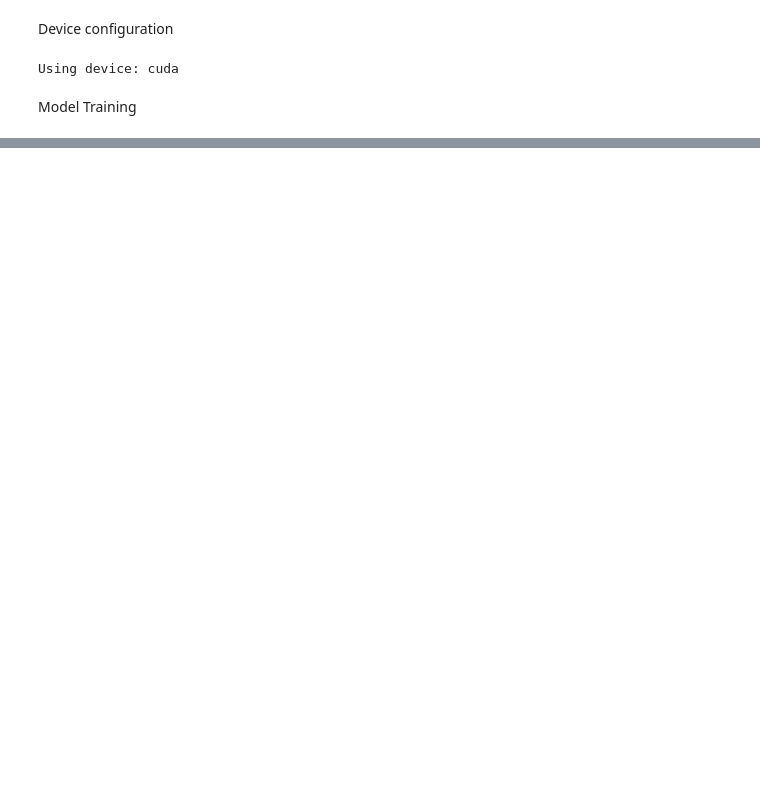
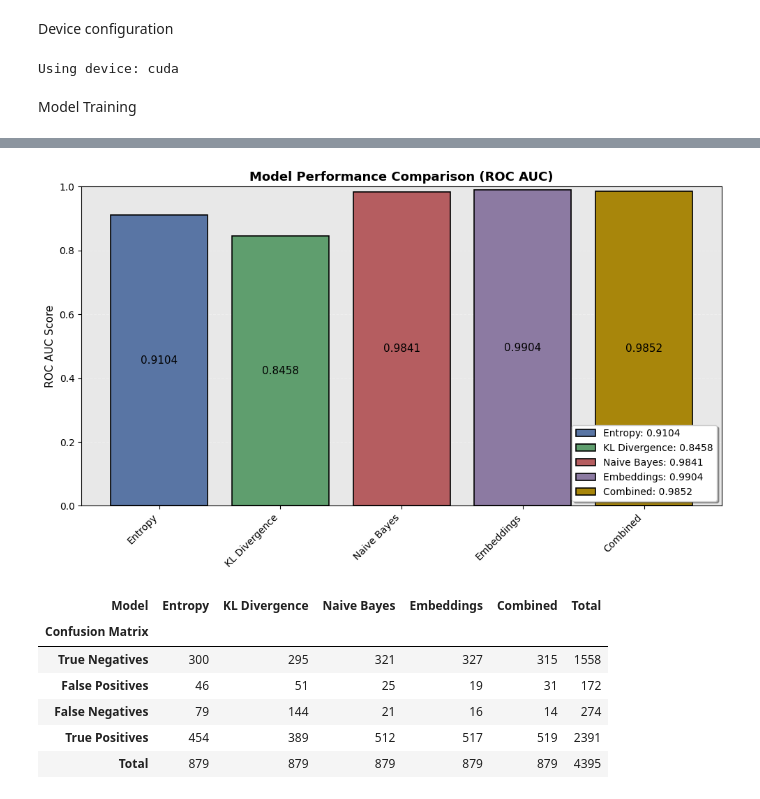
Before and after one commit to ngojy/prompt-injection-detection, a Jupyter notebook: main.ipynb, the cells around one changed output, grey strips where cells are left out. Drawn from its saved outputs; the diff is of its cells as text; code cells hidden in the pictures; blank space fills up the shorter version.

```diff
--- a/main.ipynb
+++ b/main.ipynb
@@ -195,10 +296,10 @@ def evaluate(model, loader, device):
 # %%
-# Instantiate models for each feature set
+# Instantiate 4 neural network models for different feature sets
 dim_emb = embeddings_array.shape[1]
 model_entropy = EntropyClassifier(input_dim=1).to(device)
 model_kl = EntropyClassifier(input_dim=1).to(device)
 model_emb = EntropyClassifier(input_dim=dim_emb).to(device)
-model_comb = EntropyClassifier(input_dim=2 + dim_emb).to(device)  # entropy + kl + embeddings
+model_comb = EntropyClassifier(input_dim=2 + dim_emb + 1).to(device)  # entropy(1) + kl(1) + embeddings(dim_emb) + nb_probs(1)
 
 # Optimizers & criterion
 criterion = nn.BCELoss()
@@ -209,8 +310,11 @@ opt_comb = optim.Adam(model_comb.parameters(), lr=1e-3)
 
 # Train
 NUM_EPOCHS = 100
+print("\n=== TRAINING NEURAL NETWORK MODELS ===")
 train(model_entropy, train_loader_e, opt_e, criterion, device, epochs=NUM_EPOCHS, tag="Entropy")
-train(model_kl, train_loader_kl, opt_kl, criterion, device, epochs=NUM_EPOCHS, tag="KL")
+train(model_kl, train_loader_kl, opt_kl, criterion, device, epochs=NUM_EPOCHS, tag="KL Divergence")
 train(model_emb, train_loader_emb, opt_emb, criterion, device, epochs=NUM_EPOCHS, tag="Embeddings")
 train(model_comb, train_loader_comb, opt_comb, criterion, device, epochs=NUM_EPOCHS, tag="Combined")
+
+# model_nb is already trained on text data earlier
 # %% [output]
@@ -237,4 +341,8 @@ torch.save(model_entropy.state_dict(), "entropy_model.pth")
 torch.save(model_kl.state_dict(), "kl_model.pth")
 torch.save(model_emb.state_dict(), "emb_model.pth")
 torch.save(model_comb.state_dict(), "combined_model.pth")
+
+# Save Naive Bayes model
+with open("naive_bayes_model.pkl", "wb") as f:
+    pickle.dump(model_nb, f)
 # %%
@@ -274,0 +430,64 @@ ROC AUC Score: 0.9783
+# %%
+# Visualize model accuracies
+models = list(summary_results.keys())
+aucs = list(summary_results.values())
+
+fig, ax = plt.subplots(figsize=(10, 6))
+muted_colors = ['#5975A4', '#5F9E6E', '#B55D60', '#8C7AA2', '#A8860B']  # muted blue, green, red, purple, gold
+bars = ax.bar(models, aucs, color=muted_colors, edgecolor='black', linewidth=1.2)
+
+# Set gray background
+ax.set_facecolor('#E8E8E8')
+fig.patch.set_facecolor('white')
+
+ax.set_ylabel('ROC AUC Score', fontsize=11)
+ax.set_title('Model Performance Comparison (ROC AUC)', fontsize=13, fontweight='bold')
+ax.set_ylim(0, 1)
+ax.tick_params(axis='x', rotation=45)
+plt.xticks(rotation=45, ha='right')
+
+# Add grid for reference
+ax.grid(axis='y', alpha=0.3, linestyle='--', color='white')
+ax.set_axisbelow(True)
+
+# Add value labels inside bars for clear visibility
+for idx, (bar, auc) in enumerate(zip(bars, aucs)):
+    height = bar.get_height()
+    ax.text(bar.get_x() + bar.get_width()/2, height / 2, f'{auc:.4f}',
+            ha='center', va='center', fontsize=11, color='black')
+
+# Create legend with model names and their colors
+legend_labels = [f'{model}: {auc:.4f}' for model, auc in zip(models, aucs)]
+ax.legend(bars, legend_labels, loc='lower right', frameon=True, fancybox=True, shadow=True)
+
+plt.tight_layout()
+plt.show()
+
+# Confusion count visualization for all models
+confusion_labels = ['TN', 'FP', 'FN', 'TP']
+confusion_label_names = ['True Negatives', 'False Positives', 'False Negatives', 'True Positives']
+confusion_counts = {
+    model_name: confusion_matrix(results['trues'], results['preds']).ravel()
+    for model_name, results in results_dict.items()
+}
+
+# Create confusion matrix table
+import pandas as pd
+df_confusion = pd.DataFrame(confusion_counts, index=confusion_label_names)
+df_confusion.columns.name = 'Model'
+df_confusion.index.name = 'Confusion Matrix'
+
+# Add totals
+df_confusion['Total'] = df_confusion.sum(axis=1)
+df_confusion.loc['Total'] = df_confusion.sum(axis=0)
+
+df_confusion
+# %% [output]
+[figure, added]
+| Model | Entropy | KL Divergence | Naive Bayes | Embeddings | Combined | Total |
+| Confusion Matrix |  |  |  |  |  |  |
+| True Negatives | 300 | 295 | 321 | 327 | 315 | 1558 |
+| False Positives | 46 | 51 | 25 | 19 | 31 | 172 |
+| False Negatives | 79 | 144 | 21 | 16 | 14 | 274 |
+| True Positives | 454 | 389 | 512 | 517 | 519 | 2391 |
+| Total | 879 | 879 | 879 | 879 | 879 | 4395 |
```
Also changed, not shown: parts of 14 cells of this notebook, 9 other files.
